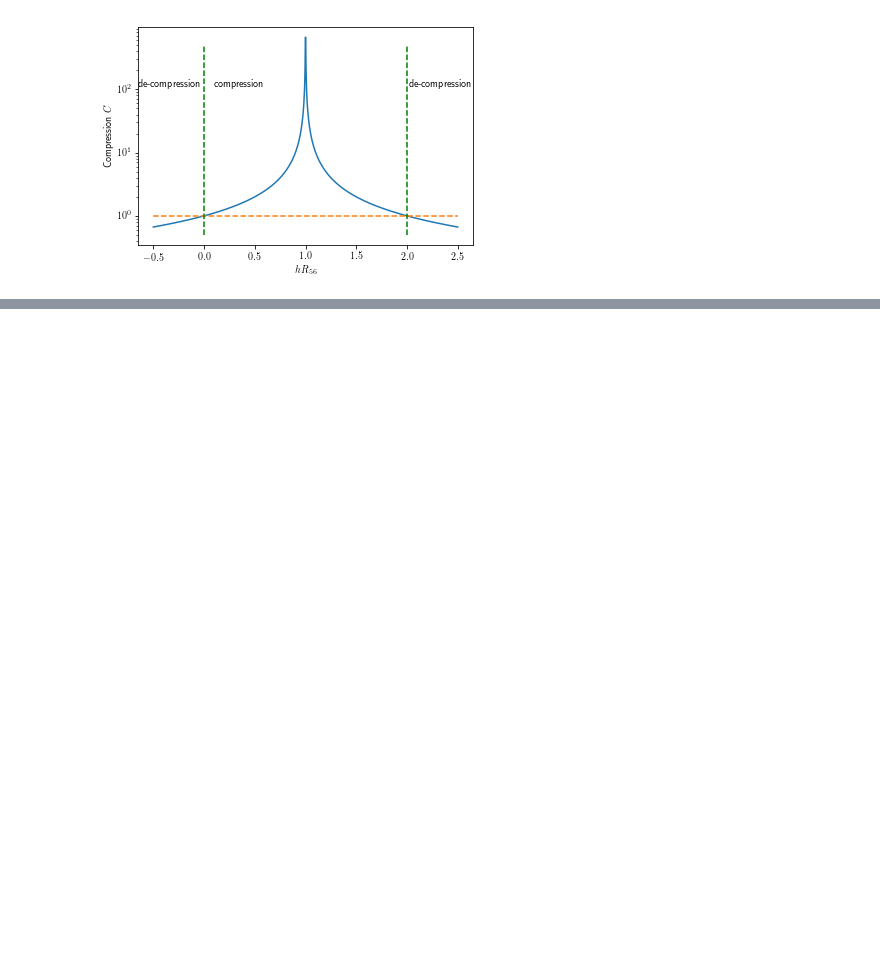
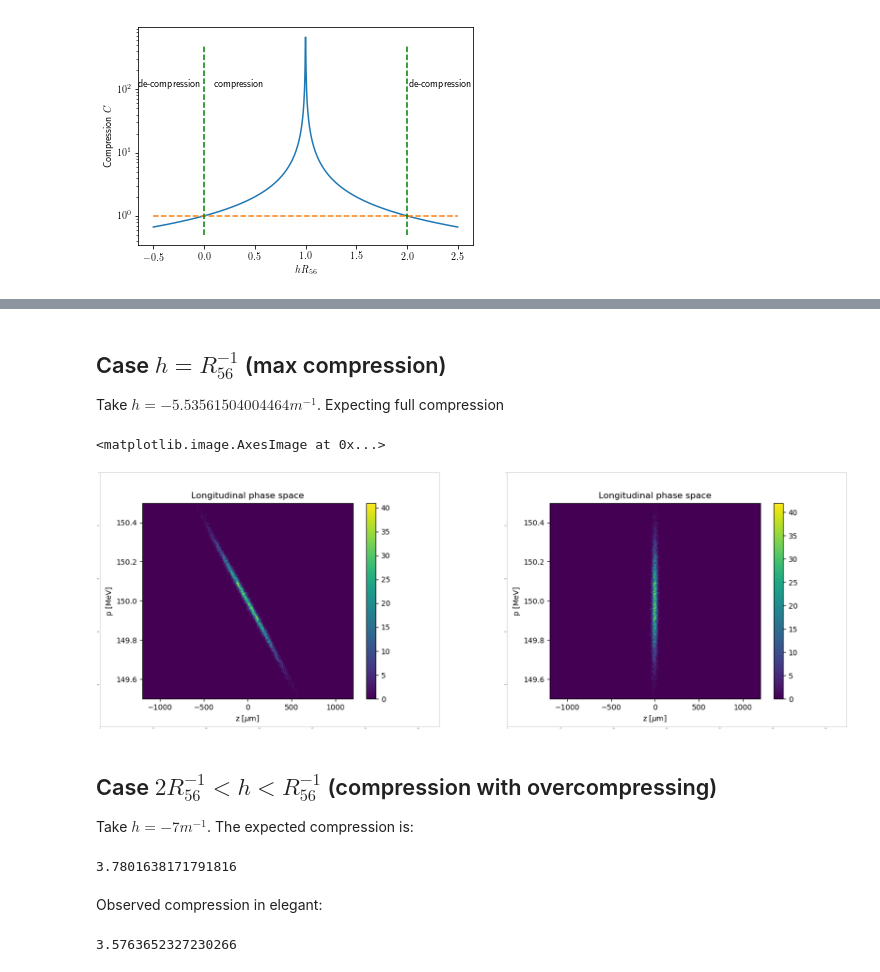
Before and after one commit to libov/physics_handbook, a Jupyter notebook: accelerator-physics/compression/compression.ipynb, the cells around one changed output, grey strips where cells are left out. Drawn from its saved outputs; the diff is of its cells as text; code cells hidden in the pictures; blank space fills up the shorter version.

```diff
--- a/accelerator-physics/compression/compression.ipynb
+++ b/accelerator-physics/compression/compression.ipynb
@@ -48,0 +84,30 @@ h=np.linspace(-100,100,1000)
+# %% [markdown]
+## Case $h=R_{56}^{-1}$ (max compression)
+Take $h=-5.53561504004464 m^{-1}$. Expecting full compression
+# %%
+fig = plt.figure(figsize=(100, 100))
+a=fig.add_subplot(1,2,1)
+image = imread('plots/h_-5.53/bunch_zp_start.png')
+imshow(image)
+a=fig.add_subplot(1,2,2)
+image = imread('plots/h_-5.53/bunch_zp_end.png')
+imshow(image)
+# %% [output]
+<matplotlib.image.AxesImage at 0x...>
+[figure, added]
+# %% [markdown]
+## Case $2R_{56}^{-1}<h<R_{56}^{-1}$ (compression with overcompressing)
+Take $h=-7 m^{-1}$. The expected compression is:
+# %%
+h=-7
+1/(np.abs(1-h*R56))
+# %% [output]
+3.7801638171791816
+# %% [markdown]
+Observed compression in elegant:
+# %%
+sigma_start = 2.000000e-04
+sigma_end = 5.592270e-05
+sigma_start/sigma_end
+# %% [output]
+3.5763652327230266
```
Also changed, not shown: parts of 18 cells of this notebook.
